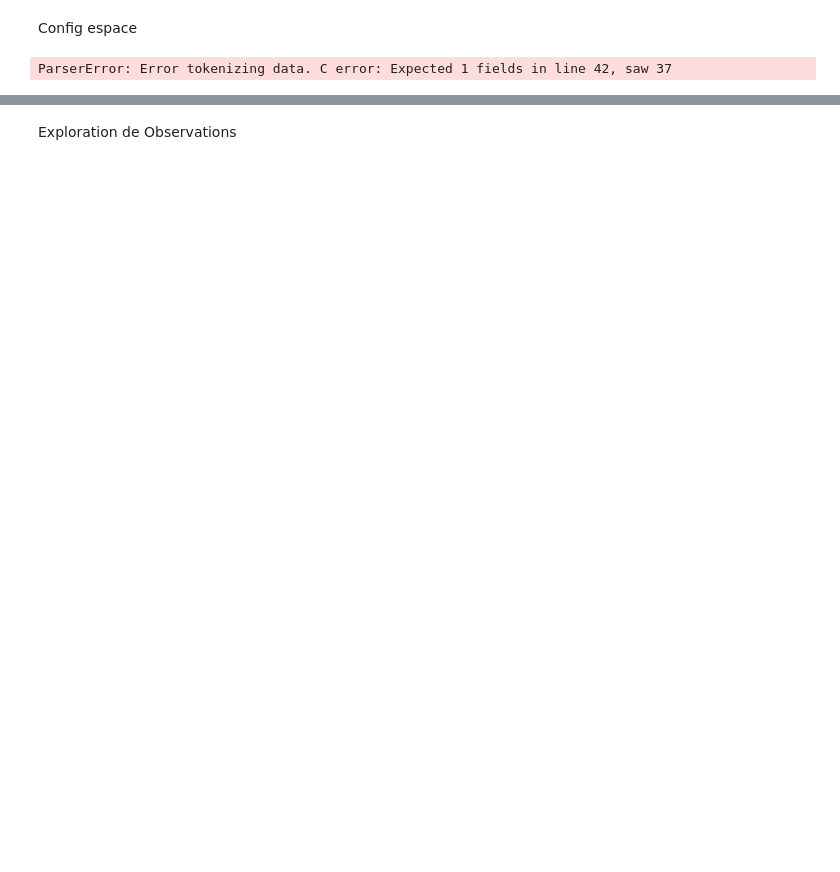
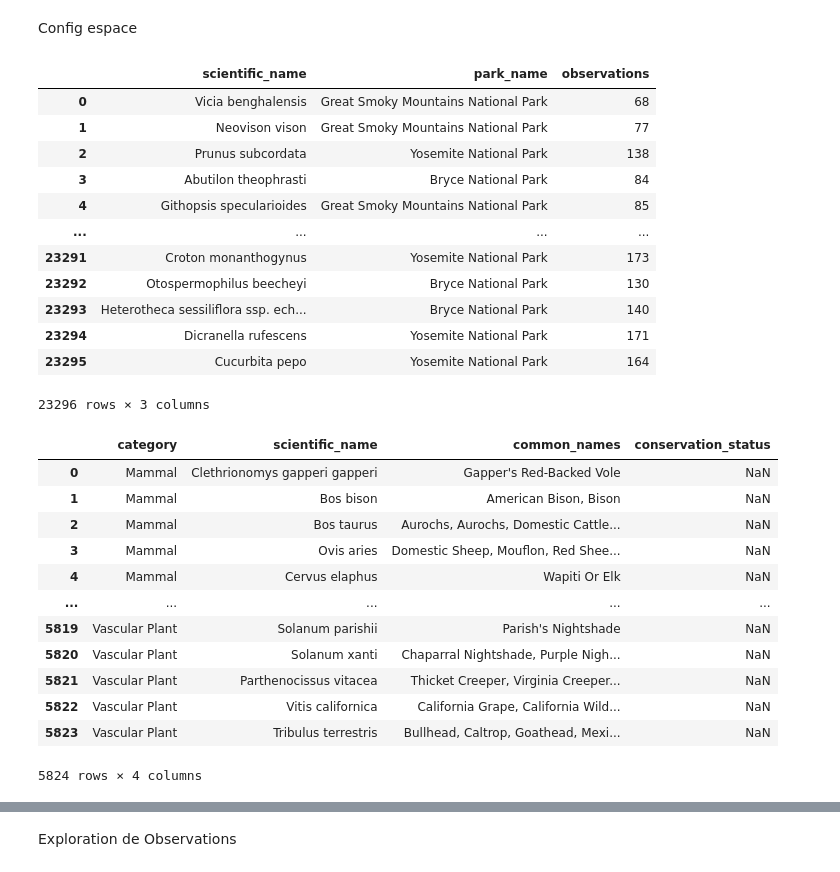
Before and after one commit to GitOlivier10/biodiversity-starter, a Jupyter notebook: biodiversity.ipynb, the cells around one changed output, grey strips where cells are left out. Cells and saved outputs as stored; diff of their text form; code cells hidden in the pictures; blank space fills up the shorter version.

```diff
--- a/biodiversity.ipynb
+++ b/biodiversity.ipynb
@@ -13,25 +15,50 @@ from scipy.stats import skew
 # %%
 import pandas as pd
 
-# URL du fichier observations.csv sur GitHub
-observations_url = "https://github.com/GitOlivier10/biodiversity-starter/blob/main/observations.csv"
+# URL du fichier observations.csv sur GitHub pointing to the raw data file
+observations_url = "https://raw.githubusercontent.com/GitOlivier10/biodiversity-starter/main/observations.csv"
 
 # Importer le fichier CSV
 observations_csv = pd.read_csv(observations_url)
 
 # Afficher les données
 display(observations_csv)
 
-# URL du fichier species_info.csv sur GitHub
-species_info_url = "https://github.com/GitOlivier10/biodiversity-starter/blob/main/species_info.csv"
+# URL du fichier species_info.csv sur GitHub pointing to the raw data file
+species_info_url = "https://raw.githubusercontent.com/GitOlivier10/biodiversity-starter/main/species_info.csv"
 
 # Importer le fichier CSV
 species_info_csv = pd.read_csv(species_info_url)
 
 # Afficher les données
 display(species_info_csv)
 # %% [output]
+|  | scientific_name | park_name | observations |
+| 0 | Vicia benghalensis | Great Smoky Mountains National Park | 68 |
+| 1 | Neovison vison | Great Smoky Mountains National Park | 77 |
+| 2 | Prunus subcordata | Yosemite National Park | 138 |
+| 3 | Abutilon theophrasti | Bryce National Park | 84 |
+| 4 | Githopsis specularioides | Great Smoky Mountains National Park | 85 |
+| ... | ... | ... | ... |
+| 23291 | Croton monanthogynus | Yosemite National Park | 173 |
+| 23292 | Otospermophilus beecheyi | Bryce National Park | 130 |
+| 23293 | Heterotheca sessiliflora ssp. ech... | Bryce National Park | 140 |
+| 23294 | Dicranella rufescens | Yosemite National Park | 171 |
+| 23295 | Cucurbita pepo | Yosemite National Park | 164 |
-ParserError: Error tokenizing data. C error: Expected 1 fields in line 42, saw 37
+23296 rows × 3 columns
+|  | category | scientific_name | common_names | conservation_status |
+| 0 | Mammal | Clethrionomys gapperi gapperi | Gapper's Red-Backed Vole | NaN |
+| 1 | Mammal | Bos bison | American Bison, Bison | NaN |
+| 2 | Mammal | Bos taurus | Aurochs, Aurochs, Domestic Cattle... | NaN |
+| 3 | Mammal | Ovis aries | Domestic Sheep, Mouflon, Red Shee... | NaN |
+| 4 | Mammal | Cervus elaphus | Wapiti Or Elk | NaN |
+| ... | ... | ... | ... | ... |
+| 5819 | Vascular Plant | Solanum parishii | Parish's Nightshade | NaN |
+| 5820 | Vascular Plant | Solanum xanti | Chaparral Nightshade, Purple Nigh... | NaN |
+| 5821 | Vascular Plant | Parthenocissus vitacea | Thicket Creeper, Virginia Creeper... | NaN |
+| 5822 | Vascular Plant | Vitis californica | California Grape, California Wild... | NaN |
+| 5823 | Vascular Plant | Tribulus terrestris | Bullhead, Caltrop, Goathead, Mexi... | NaN |
+5824 rows × 4 columns
 # %%
 import pandas as pd
 
```
Also changed, not shown: parts of 11 cells of this notebook.
